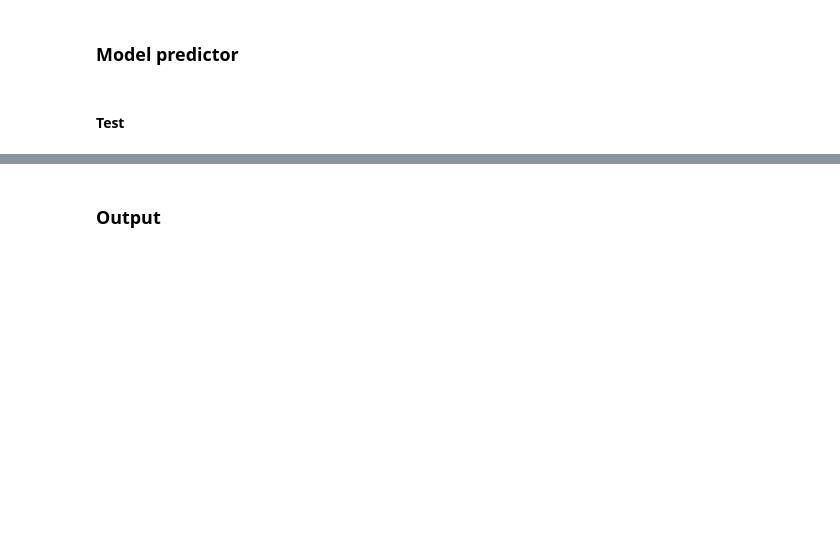
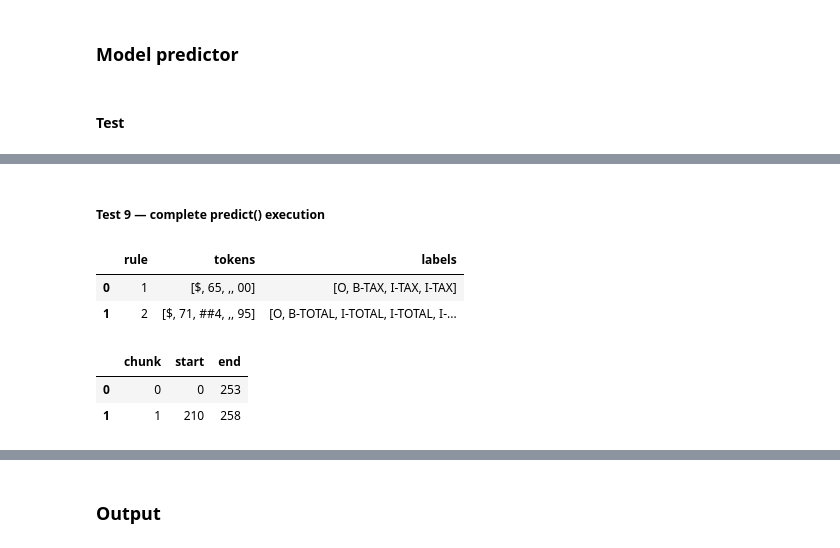
Before and after one commit to vsokoltsov/invoices-ocr, a Jupyter notebook: notebooks/bert.ipynb, the cells around one changed output, grey strips where cells are left out. Saved outputs shown, nothing was run; the diff lists cells and outputs as text; code cells hidden in the pictures; blank space fills up the shorter version.

```diff
--- a/notebooks/bert.ipynb
+++ b/notebooks/bert.ipynb
@@ -6490,0 +7235,70 @@ class DocumentModelPredictor:
+# %% [markdown]
+##### Test 9 — complete predict() execution
+# %%
+financial_rule_dataframe = pd.DataFrame([
+    {
+        "rule": rule_index,
+        "tokens": (
+            predictor_test_tokenizer
+            .convert_ids_to_tokens(
+                rule["input_ids"]
+            )
+        ),
+        "labels": [
+            predictor_test_id2label[label_id]
+            for label_id in rule["label_ids"]
+        ],
+    }
+    for rule_index, rule in enumerate(
+        predictor_test_rules[-2:],
+        start=1,
+    )
+])
+
+financial_rule_dataframe
+# %% [output]
+|  | rule | tokens | labels |
+| 0 | 1 | [$, 65, ,, 00] | [O, B-TAX, I-TAX, I-TAX] |
+| 1 | 2 | [$, 71, ##4, ,, 95] | [O, B-TOTAL, I-TOTAL, I-TOTAL, I-... |
+# %%
+coverage_encoding = predictor_test_tokenizer(
+    predictor_test_text,
+    truncation=True,
+    max_length=96,
+    stride=24,
+    return_overflowing_tokens=True,
+    return_offsets_mapping=True,
+)
+
+coverage_rows = []
+
+for chunk_index, offsets in enumerate(
+    coverage_encoding["offset_mapping"]
+):
+    real_offsets = [
+        (start, end)
+        for start, end in offsets
+        if start != end
+    ]
+
+    coverage_rows.append({
+        "chunk": chunk_index,
+        "start": min(
+            start
+            for start, _ in real_offsets
+        ),
+        "end": max(
+            end
+            for _, end in real_offsets
+        ),
+    })
+
+coverage_dataframe = pd.DataFrame(
+    coverage_rows
+)
+
+coverage_dataframe
+# %% [output]
+|  | chunk | start | end |
+| 0 | 0 | 0 | 253 |
+| 1 | 1 | 210 | 258 |
```
Also changed, not shown: parts of 28 cells of this notebook.
